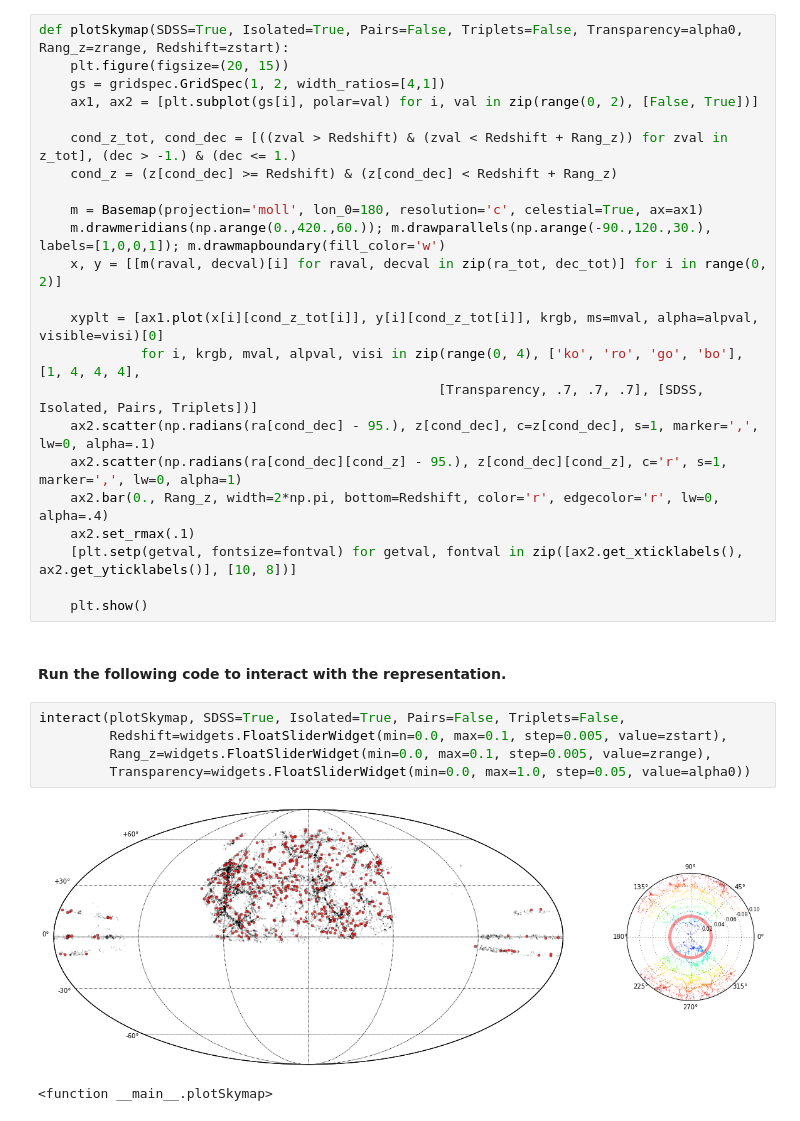
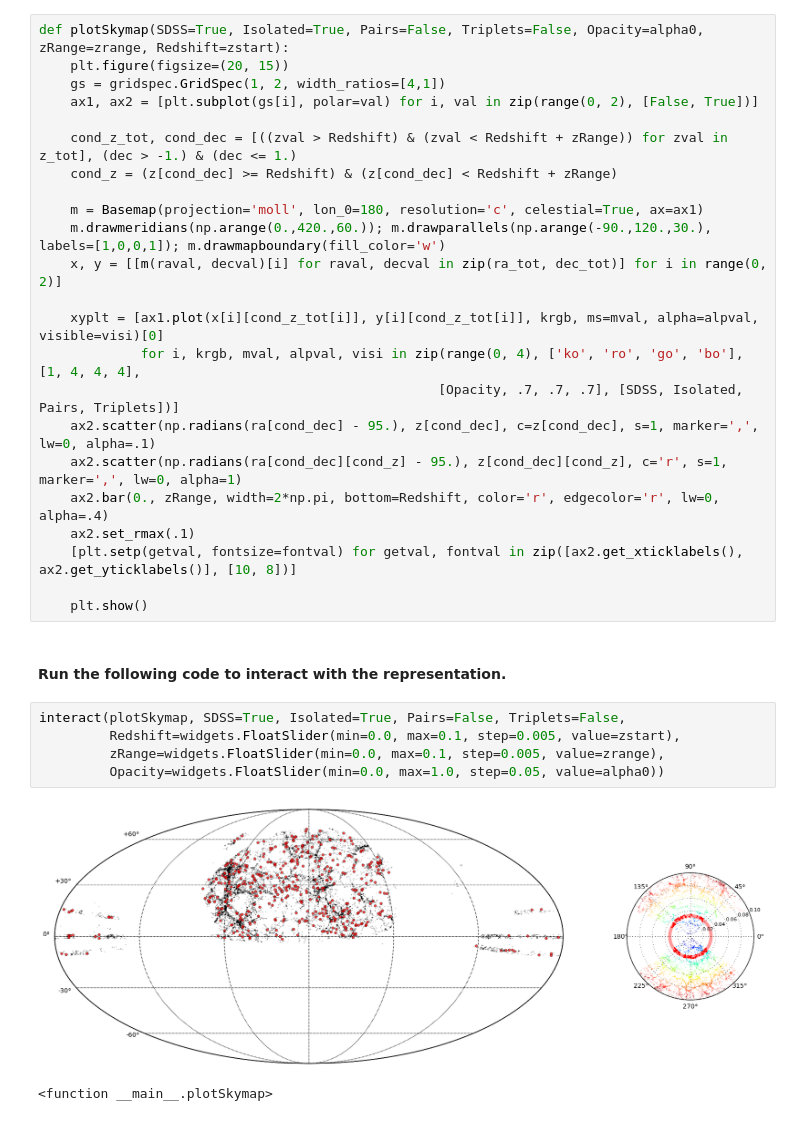
Before and after one commit to margudo/LSSGALPY, a Jupyter notebook: IPyNBs/LSSGALPY_mollweide.ipynb, the cells around one changed output. Cells and saved outputs as stored; diff of their text form.

Commit message:
Add files via upload
code revision for jupyter notebook widgets compatibility

```diff
--- a/IPyNBs/LSSGALPY_mollweide.ipynb
+++ b/IPyNBs/LSSGALPY_mollweide.ipynb
@@ -28,13 +26,13 @@ ra_tot, dec_tot, z_tot = [ra, ra_isol, ra_pair, ra_trip], [dec, dec_isol, dec_pa
 # %% [markdown]
 #### The following code creates the representation.
 # %%
-def plotSkymap(SDSS=True, Isolated=True, Pairs=False, Triplets=False, Transparency=alpha0, Rang_z=zrange, Redshift=zstart):
+def plotSkymap(SDSS=True, Isolated=True, Pairs=False, Triplets=False, Opacity=alpha0, zRange=zrange, Redshift=zstart):
     plt.figure(figsize=(20, 15))
     gs = gridspec.GridSpec(1, 2, width_ratios=[4,1])
     ax1, ax2 = [plt.subplot(gs[i], polar=val) for i, val in zip(range(0, 2), [False, True])]
 
-    cond_z_tot, cond_dec = [((zval > Redshift) & (zval < Redshift + Rang_z)) for zval in z_tot], (dec > -1.) & (dec <= 1.)
-    cond_z = (z[cond_dec] >= Redshift) & (z[cond_dec] < Redshift + Rang_z)
+    cond_z_tot, cond_dec = [((zval > Redshift) & (zval < Redshift + zRange)) for zval in z_tot], (dec > -1.) & (dec <= 1.)
+    cond_z = (z[cond_dec] >= Redshift) & (z[cond_dec] < Redshift + zRange)
 
     m = Basemap(projection='moll', lon_0=180, resolution='c', celestial=True, ax=ax1)
     m.drawmeridians(np.arange(0.,420.,60.)); m.drawparallels(np.arange(-90.,120.,30.), labels=[1,0,0,1]); m.drawmapboundary(fill_color='w')
@@ -42,10 +40,10 @@ def plotSkymap(SDSS=True, Isolated=True, Pairs=False, Triplets=False, Transparen
 
     xyplt = [ax1.plot(x[i][cond_z_tot[i]], y[i][cond_z_tot[i]], krgb, ms=mval, alpha=alpval, visible=visi)[0]
              for i, krgb, mval, alpval, visi in zip(range(0, 4), ['ko', 'ro', 'go', 'bo'], [1, 4, 4, 4],
-                                                   [Transparency, .7, .7, .7], [SDSS, Isolated, Pairs, Triplets])]
+                                                   [Opacity, .7, .7, .7], [SDSS, Isolated, Pairs, Triplets])]
     ax2.scatter(np.radians(ra[cond_dec] - 95.), z[cond_dec], c=z[cond_dec], s=1, marker=',', lw=0, alpha=.1)
     ax2.scatter(np.radians(ra[cond_dec][cond_z] - 95.), z[cond_dec][cond_z], c='r', s=1, marker=',', lw=0, alpha=1)
-    ax2.bar(0., Rang_z, width=2*np.pi, bottom=Redshift, color='r', edgecolor='r', lw=0, alpha=.4)
+    ax2.bar(0., zRange, width=2*np.pi, bottom=Redshift, color='r', edgecolor='r', lw=0, alpha=.4)
     ax2.set_rmax(.1)
     [plt.setp(getval, fontsize=fontval) for getval, fontval in zip([ax2.get_xticklabels(), ax2.get_yticklabels()], [10, 8])]
 
@@ -54,9 +52,9 @@ def plotSkymap(SDSS=True, Isolated=True, Pairs=False, Triplets=False, Transparen
 #### Run the following code to interact with the representation.
 # %%
 interact(plotSkymap, SDSS=True, Isolated=True, Pairs=False, Triplets=False,
-         Redshift=widgets.FloatSliderWidget(min=0.0, max=0.1, step=0.005, value=zstart),
-         Rang_z=widgets.FloatSliderWidget(min=0.0, max=0.1, step=0.005, value=zrange),
-         Transparency=widgets.FloatSliderWidget(min=0.0, max=1.0, step=0.05, value=alpha0))
+         Redshift=widgets.FloatSlider(min=0.0, max=0.1, step=0.005, value=zstart),
+         zRange=widgets.FloatSlider(min=0.0, max=0.1, step=0.005, value=zrange),
+         Opacity=widgets.FloatSlider(min=0.0, max=1.0, step=0.05, value=alpha0))
 # %% [output]
-[figure, old version]
+[figure, new version]
 <function __main__.plotSkymap>
```
Also changed, not shown: parts of 2 cells of this notebook, 1 other file.
